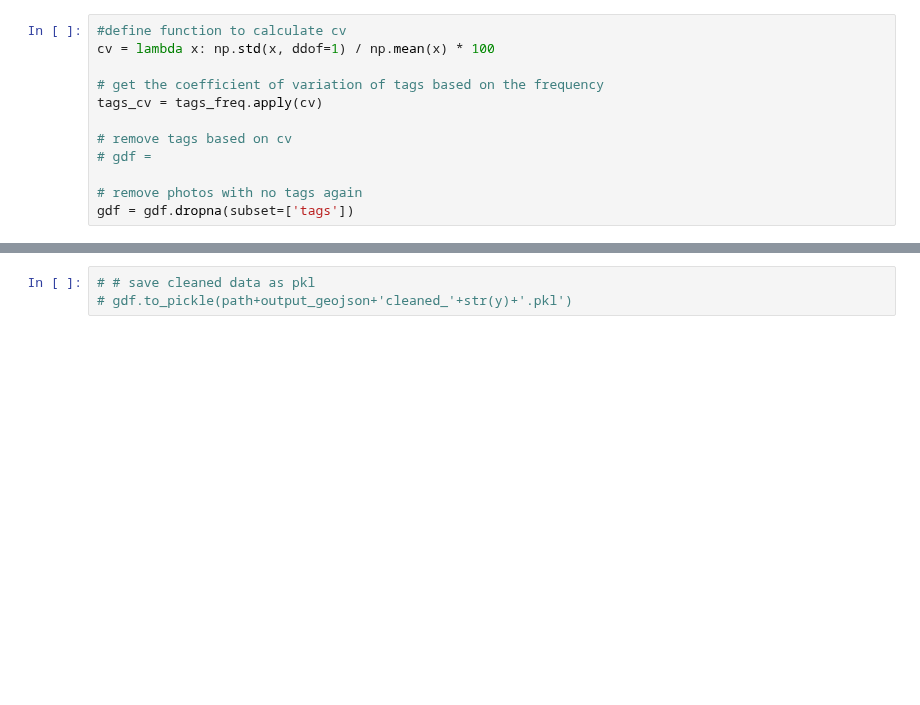
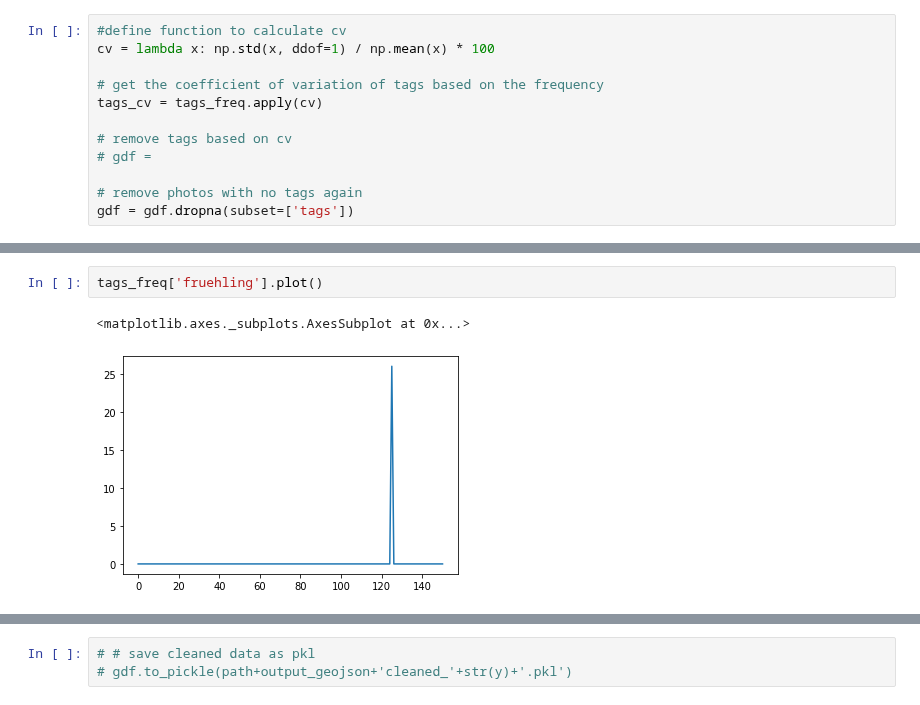
Before and after one commit to leyixu21/Semantic-Trajectory, a Jupyter notebook: clean_flickr_data.ipynb, the cells around one changed output, grey strips where cells are left out. Saved outputs shown, nothing was run; the diff lists cells and outputs as text; blank space fills up the shorter version.

```diff
--- a/clean_flickr_data.ipynb
+++ b/clean_flickr_data.ipynb
@@ -248,0 +264,5 @@ Length: 3514, dtype: float64
+# %%
+tags_freq['fruehling'].plot()
+# %% [output]
+<matplotlib.axes._subplots.AxesSubplot at 0x...>
+[figure, added]
```
Also changed, not shown: parts of 20 cells of this notebook.
